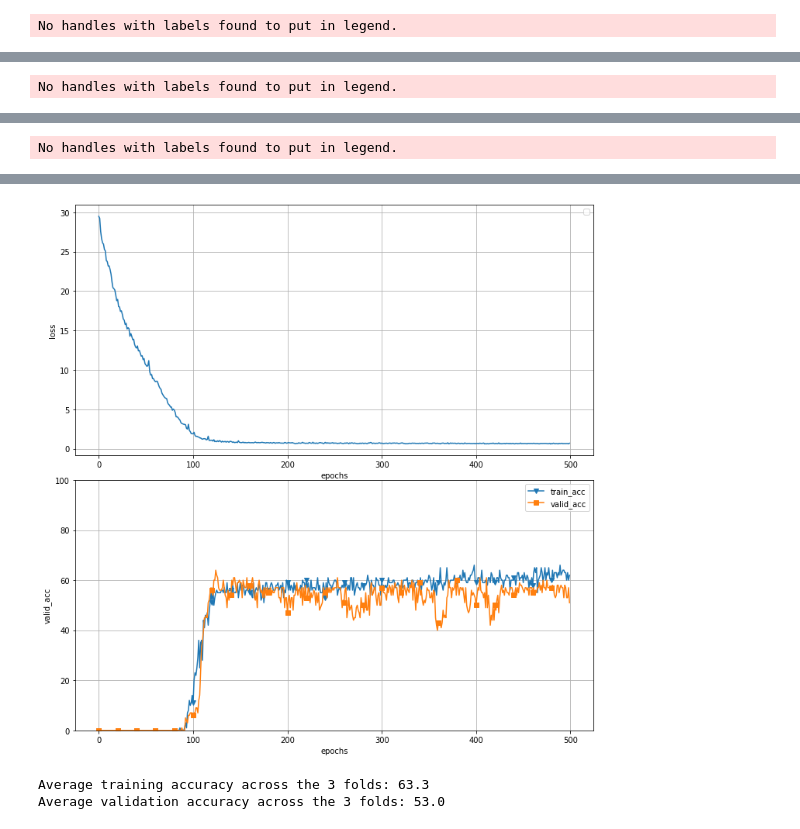
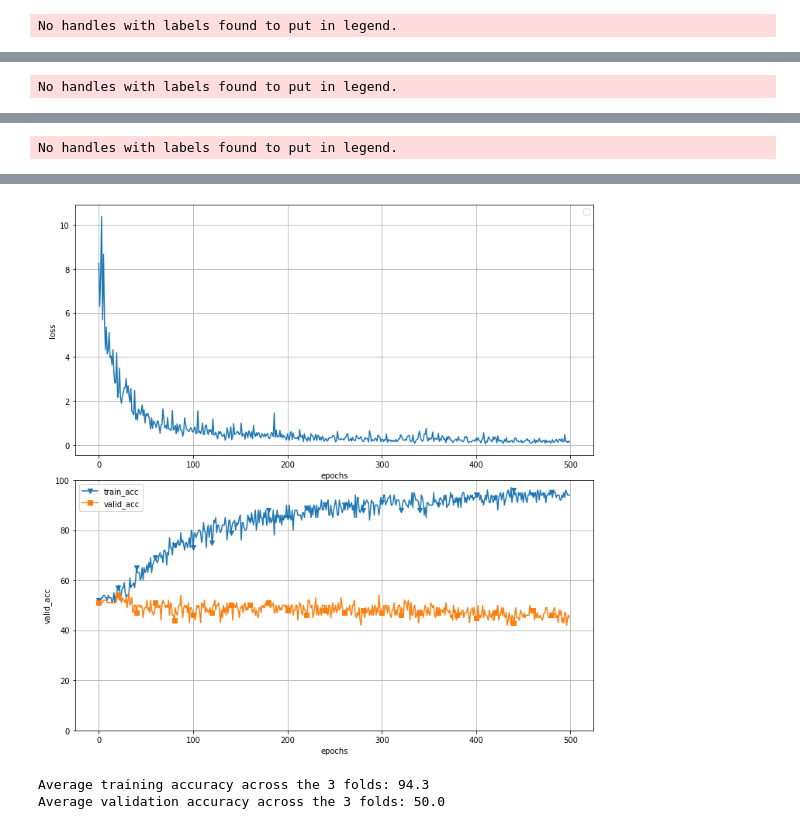
Before and after one commit to theatamna/PFE, a Jupyter notebook: GIN_TEST.ipynb, the cells around one changed output, grey strips where cells are left out. Saved outputs shown, nothing was run; the diff lists cells and outputs as text; code cells hidden in the pictures.

```diff
--- a/GIN_TEST.ipynb
+++ b/GIN_TEST.ipynb
@@ -26,13 +30,13 @@ torch.set_default_tensor_type(FloatTensor)
 ds_name = "PTC_MR"
 batch_size = 128
 n_folds = 3
-folded_train_data, folded_test_data, info = get_folded_data(ds_name, batch_size, n_folds)
+folded_train_data, folded_test_data, folded_valid_data, info = get_folded_data(ds_name, batch_size, n_folds)
 # %%
 learning_rate = 0.0001
 num_epochs = 500
 n_features = info[0]
 hidden_dim = 20
 n_classes = info[1]
-dropout = 0.01
+dropout = 0.1
 n_gnn_layers = 5
 n_mlp_layers = 2
@@ -39,6 +60,6 @@ n_mlp_layers = 2
 # %%
 model = GIN(n_gnn_layers, n_mlp_layers, input_dim=n_features, hidden_dim=hidden_dim,
-            output_dim=n_classes, learn_eps=False, dropout=dropout, attention=True)
+            output_dim=n_classes, learn_eps=False, dropout=dropout, attention=False)
 
 criterion = nn.CrossEntropyLoss()
 optimizer = torch.optim.Adam(model.parameters(), lr=learning_rate)
@@ -107,3 +137,3 @@ Fold no. 3, epoch [500/500], Loss: 0.6918, train_acc: 62.0, valid_acc: 51.0
-[figure, old version]
+[figure, new version]
-Average training accuracy across the 3 folds: 63.3
-Average validation accuracy across the 3 folds: 53.0
+Average training accuracy across the 3 folds: 94.3
+Average validation accuracy across the 3 folds: 50.0
```
Also changed, not shown: parts of 5 cells of this notebook, 1 other file.
